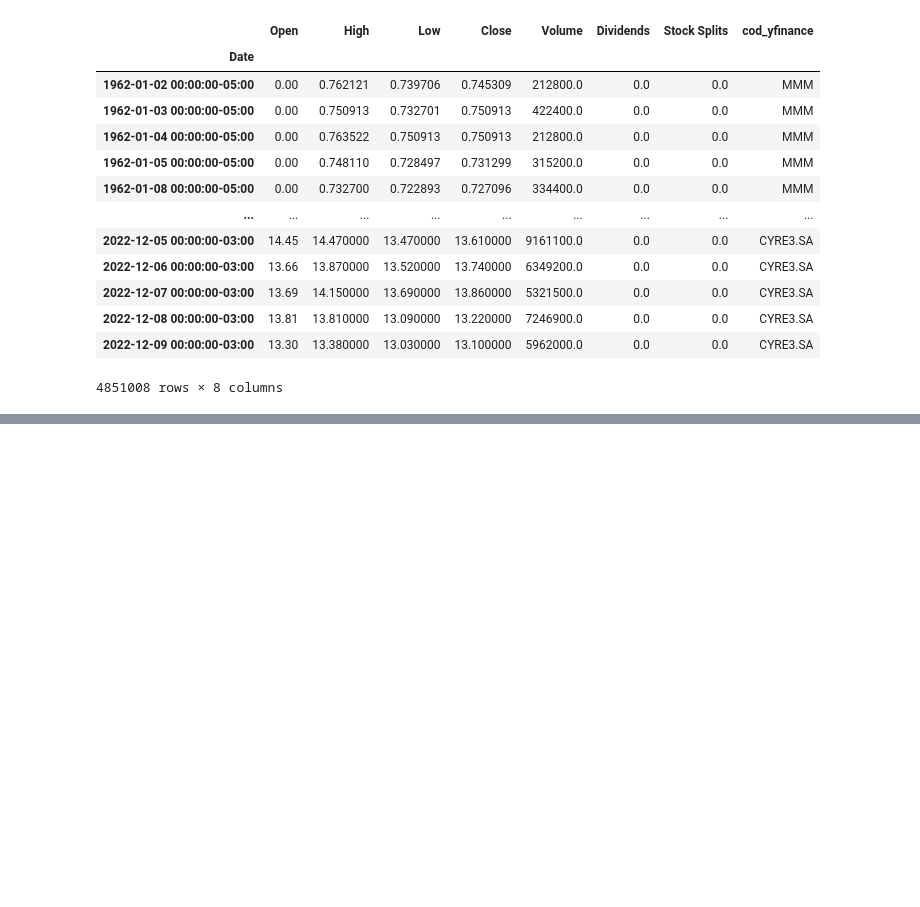
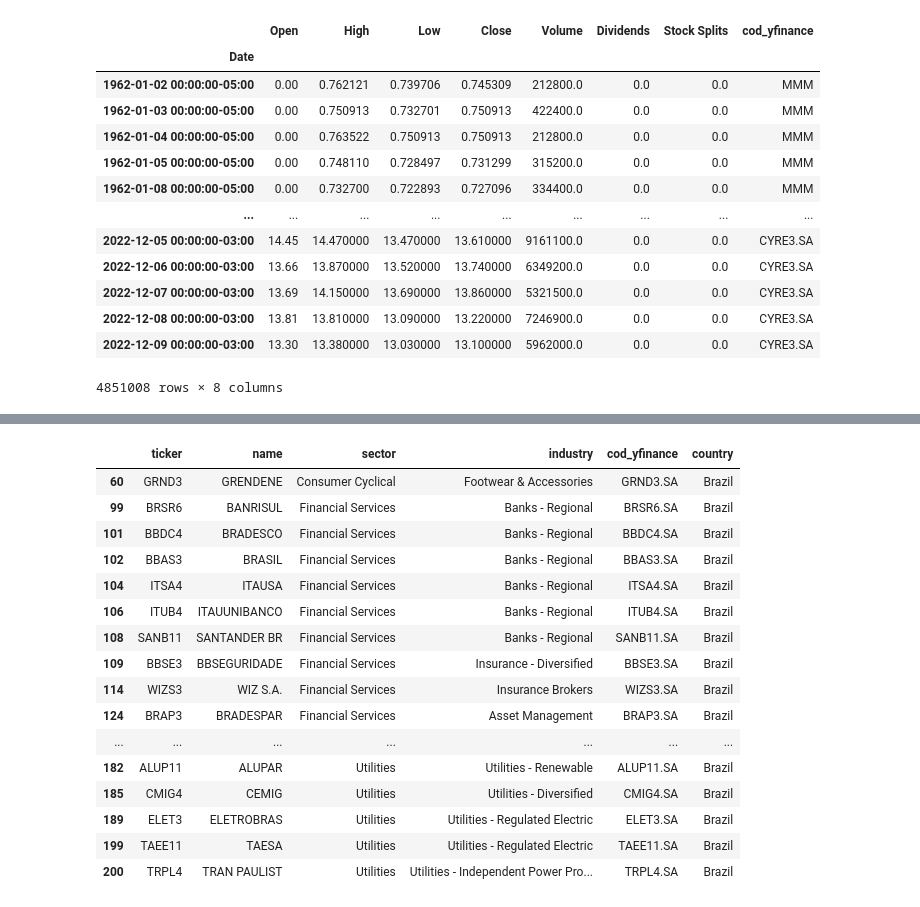
Before and after one commit to pedrolaender/05.Ironhack_Final_Project, a Jupyter notebook: testes.ipynb, the cells around one changed output, grey strips where cells are left out. Drawn from its saved outputs; the diff is of its cells as text; code cells hidden in the pictures; blank space fills up the shorter version.

Commit message:
trying to get perennial sectors

```diff
--- a/testes.ipynb
+++ b/testes.ipynb
@@ -1011,0 +1050,2 @@ historical_data
+# %%
+all_companies['industry'] = all_companies['industry'].str.replace("—"," - ")
@@ -1011,0 +1127,20 @@ historical_data
+# %%
+all_companies[all_companies['ticker'].isin(agf)]
+# %% [output]
+|  | ticker | name | sector | industry | cod_yfinance | country |
+| 60 | GRND3 | GRENDENE | Consumer Cyclical | Footwear & Accessories | GRND3.SA | Brazil |
+| 99 | BRSR6 | BANRISUL | Financial Services | Banks - Regional | BRSR6.SA | Brazil |
+| 101 | BBDC4 | BRADESCO | Financial Services | Banks - Regional | BBDC4.SA | Brazil |
+| 102 | BBAS3 | BRASIL | Financial Services | Banks - Regional | BBAS3.SA | Brazil |
+| 104 | ITSA4 | ITAUSA | Financial Services | Banks - Regional | ITSA4.SA | Brazil |
+| 106 | ITUB4 | ITAUUNIBANCO | Financial Services | Banks - Regional | ITUB4.SA | Brazil |
+| 108 | SANB11 | SANTANDER BR | Financial Services | Banks - Regional | SANB11.SA | Brazil |
+| 109 | BBSE3 | BBSEGURIDADE | Financial Services | Insurance - Diversified | BBSE3.SA | Brazil |
+| 114 | WIZS3 | WIZ S.A. | Financial Services | Insurance Brokers | WIZS3.SA | Brazil |
+| 124 | BRAP3 | BRADESPAR | Financial Services | Asset Management | BRAP3.SA | Brazil |
+| ... | ... | ... | ... | ... | ... | ... |
+| 182 | ALUP11 | ALUPAR | Utilities | Utilities - Renewable | ALUP11.SA | Brazil |
+| 185 | CMIG4 | CEMIG | Utilities | Utilities - Diversified | CMIG4.SA | Brazil |
+| 189 | ELET3 | ELETROBRAS | Utilities | Utilities - Regulated Electric | ELET3.SA | Brazil |
+| 199 | TAEE11 | TAESA | Utilities | Utilities - Regulated Electric | TAEE11.SA | Brazil |
+| 200 | TRPL4 | TRAN PAULIST | Utilities | Utilities - Independent Power Pro... | TRPL4.SA | Brazil |
```
Also changed, not shown: parts of 17 cells of this notebook.
